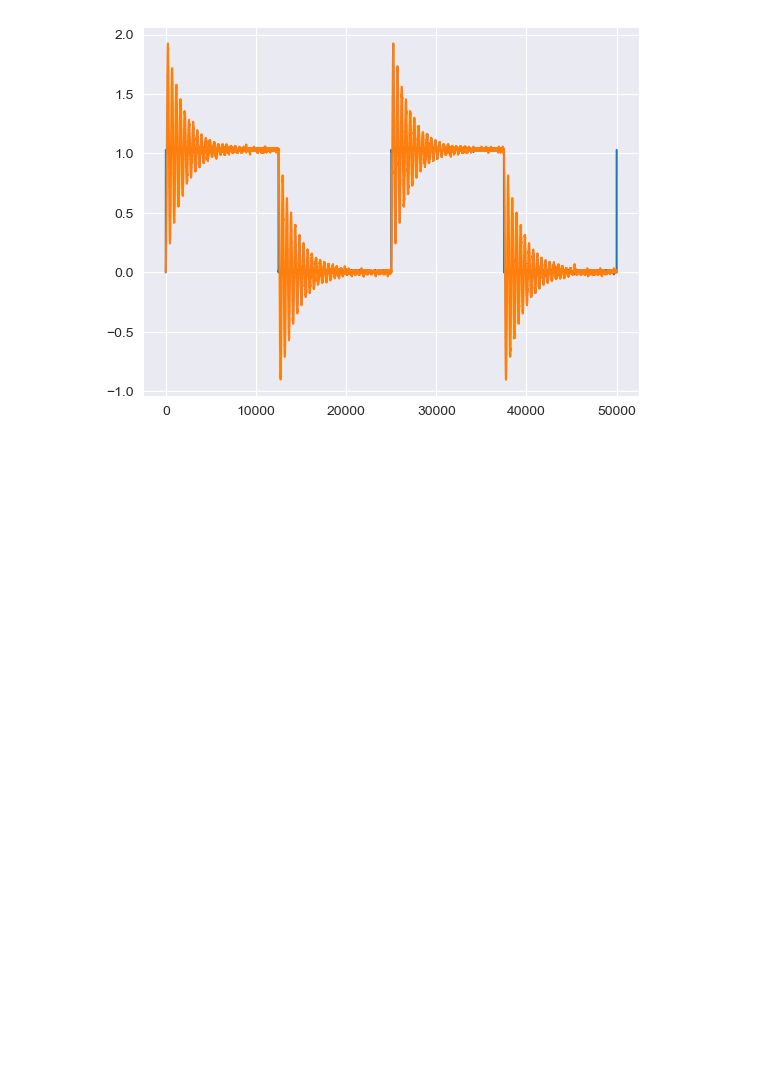
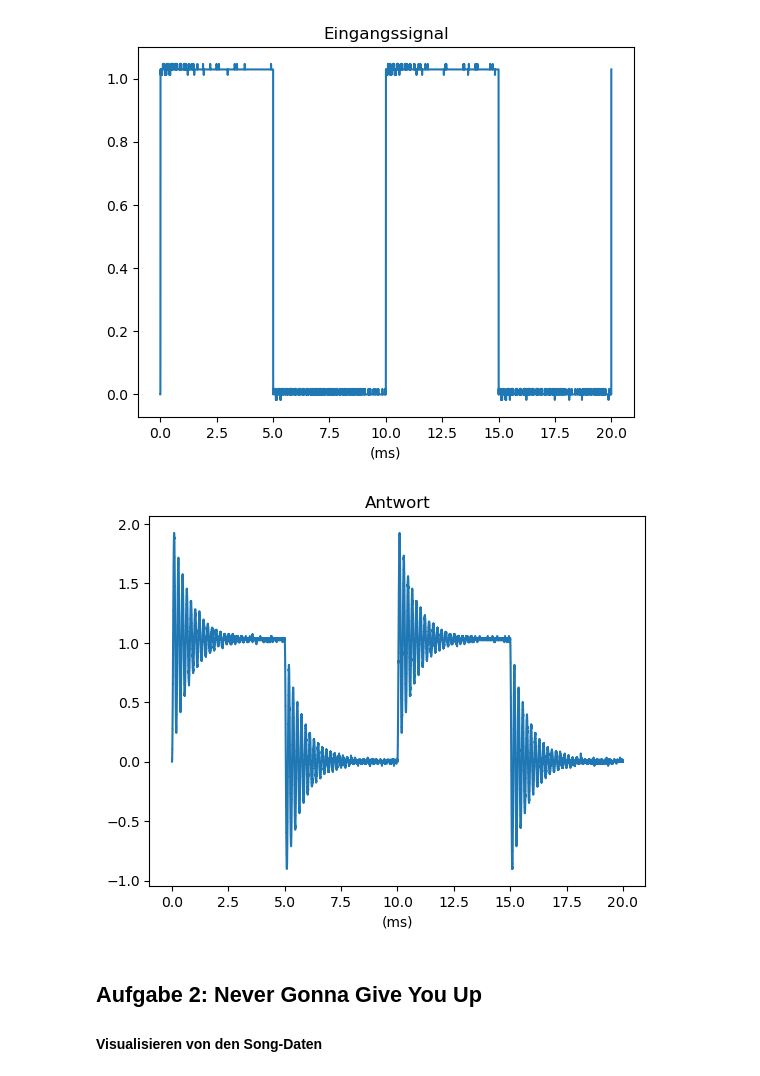
Before and after one commit to Atomarverseucht/AIN, a Jupyter notebook: 3/technische-grundlagen-der-kuenstlichen-intelligenz/versuch4/song.ipynb, the cells around one changed output. Drawn from its saved outputs; the diff is of its cells as text; code cells hidden in the pictures; blank space fills up the shorter version.

```diff
--- a/3/technische-grundlagen-der-kuenstlichen-intelligenz/versuch4/song.ipynb
+++ b/3/technische-grundlagen-der-kuenstlichen-intelligenz/versuch4/song.ipynb
@@ -6,11 +11,22 @@ import librosa as lr
 # %%
 absPath = "C:/Users/tombo/HTWG/AIN/3/technische-grundlagen-der-kuenstlichen-intelligenz/versuch4"
 schwingkreis = pd.read_csv(f"{absPath}/reihenschwingkreis.csv", sep=';', decimal=',', header=1)
-plt.plot(schwingkreis["(V)"])
-plt.plot(schwingkreis["(V).1"])
+ms = schwingkreis["(ms)"] + 10
+plt.plot(ms, schwingkreis["(V)"])
+plt.title("Eingangssignal")
+plt.xlabel("(ms)")
 plt.show()
+plt.plot(ms, schwingkreis["(V).1"])
+plt.title("Antwort")
+plt.xlabel("(ms)")
+plt.show()
 # %% [output]
-[figure, old version]
+[figure, new version]
+[figure, added]
+# %% [markdown]
+## Aufgabe 2: Never Gonna Give You Up
+
+#### Visualisieren von den Song-Daten
 # %%
 astley, fs = lr.load(f"{absPath}/Rick_Astley_Never_Gonna_Give_You_Up.wav", sr=None)
 plt.plot(astley)
```
Also changed, not shown: parts of 2 cells of this notebook, 2 other files.
